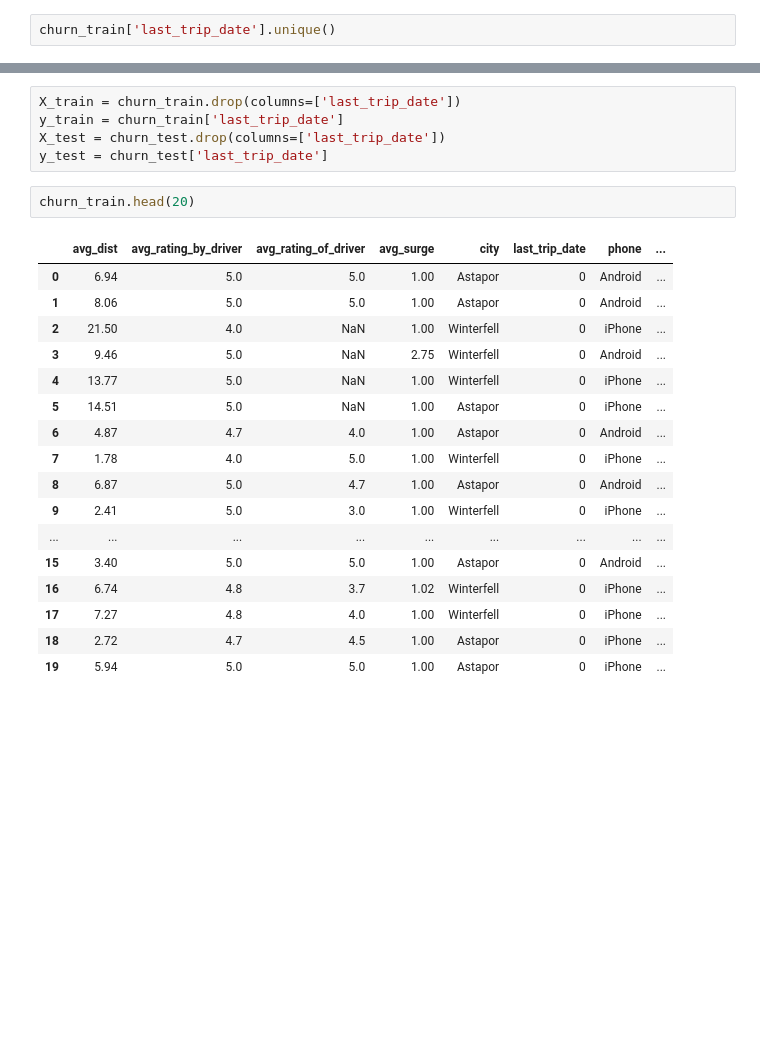
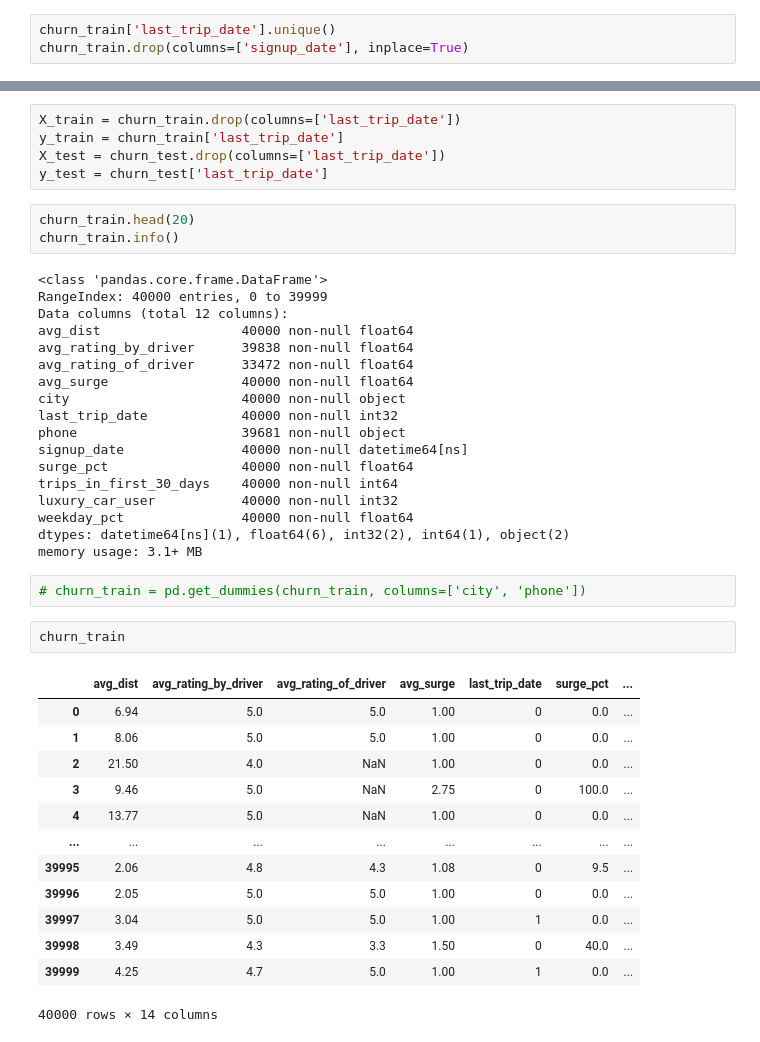
Before and after one commit to boogiedev/churning-a-blind-eye, a Jupyter notebook: Case_Study.ipynb, the cells around one changed output, grey strips where cells are left out. Drawn from its saved outputs; the diff is of its cells as text; blank space fills up the shorter version.

Commit message:
Clean columns

```diff
--- a/Case_Study.ipynb
+++ b/Case_Study.ipynb
@@ -62,3 +62,4 @@ churn_train['luxury_car_user'] = churn_train['luxury_car_user'].astype(int)
 # churn_test['last_trip_date'] = churn_test['last_trip_date'].astype(int)
 # %%
 churn_train['last_trip_date'].unique()
+churn_train.drop(columns=['signup_date'], inplace=True)
@@ -73,21 +72,40 @@ X_test = churn_test.drop(columns=['last_trip_date'])
 y_test = churn_test['last_trip_date']
 # %%
 churn_train.head(20)
+churn_train.info()
 # %% [output]
-|  | avg_dist | avg_rating_by_driver | avg_rating_of_driver | avg_surge | city | last_trip_date | phone | ... |
-| 0 | 6.94 | 5.0 | 5.0 | 1.00 | Astapor | 0 | Android | ... |
-| 1 | 8.06 | 5.0 | 5.0 | 1.00 | Astapor | 0 | Android | ... |
-| 2 | 21.50 | 4.0 | NaN | 1.00 | Winterfell | 0 | iPhone | ... |
-| 3 | 9.46 | 5.0 | NaN | 2.75 | Winterfell | 0 | Android | ... |
-| 4 | 13.77 | 5.0 | NaN | 1.00 | Winterfell | 0 | iPhone | ... |
-| 5 | 14.51 | 5.0 | NaN | 1.00 | Astapor | 0 | iPhone | ... |
-| 6 | 4.87 | 4.7 | 4.0 | 1.00 | Astapor | 0 | Android | ... |
-| 7 | 1.78 | 4.0 | 5.0 | 1.00 | Winterfell | 0 | iPhone | ... |
-| 8 | 6.87 | 5.0 | 4.7 | 1.00 | Astapor | 0 | Android | ... |
-| 9 | 2.41 | 5.0 | 3.0 | 1.00 | Winterfell | 0 | iPhone | ... |
-| ... | ... | ... | ... | ... | ... | ... | ... | ... |
-| 15 | 3.40 | 5.0 | 5.0 | 1.00 | Astapor | 0 | Android | ... |
-| 16 | 6.74 | 4.8 | 3.7 | 1.02 | Winterfell | 0 | iPhone | ... |
-| 17 | 7.27 | 4.8 | 4.0 | 1.00 | Winterfell | 0 | iPhone | ... |
-| 18 | 2.72 | 4.7 | 4.5 | 1.00 | Astapor | 0 | iPhone | ... |
-| 19 | 5.94 | 5.0 | 5.0 | 1.00 | Astapor | 0 | iPhone | ... |
+<class 'pandas.core.frame.DataFrame'>
+RangeIndex: 40000 entries, 0 to 39999
+Data columns (total 12 columns):
+avg_dist                  40000 non-null float64
+avg_rating_by_driver      39838 non-null float64
+avg_rating_of_driver      33472 non-null float64
+avg_surge                 40000 non-null float64
+city                      40000 non-null object
+last_trip_date            40000 non-null int32
+phone                     39681 non-null object
+signup_date               40000 non-null datetime64[ns]
+surge_pct                 40000 non-null float64
+trips_in_first_30_days    40000 non-null int64
+luxury_car_user           40000 non-null int32
+weekday_pct               40000 non-null float64
+dtypes: datetime64[ns](1), float64(6), int32(2), int64(1), object(2)
+memory usage: 3.1+ MB
+# %%
+# churn_train = pd.get_dummies(churn_train, columns=['city', 'phone'])
+# %%
+churn_train
+# %% [output]
+|  | avg_dist | avg_rating_by_driver | avg_rating_of_driver | avg_surge | last_trip_date | surge_pct | ... |
+| 0 | 6.94 | 5.0 | 5.0 | 1.00 | 0 | 0.0 | ... |
+| 1 | 8.06 | 5.0 | 5.0 | 1.00 | 0 | 0.0 | ... |
+| 2 | 21.50 | 4.0 | NaN | 1.00 | 0 | 0.0 | ... |
+| 3 | 9.46 | 5.0 | NaN | 2.75 | 0 | 100.0 | ... |
+| 4 | 13.77 | 5.0 | NaN | 1.00 | 0 | 0.0 | ... |
+| ... | ... | ... | ... | ... | ... | ... | ... |
+| 39995 | 2.06 | 4.8 | 4.3 | 1.08 | 0 | 9.5 | ... |
+| 39996 | 2.05 | 5.0 | 5.0 | 1.00 | 0 | 0.0 | ... |
+| 39997 | 3.04 | 5.0 | 5.0 | 1.00 | 1 | 0.0 | ... |
+| 39998 | 3.49 | 4.3 | 3.3 | 1.50 | 0 | 40.0 | ... |
+| 39999 | 4.25 | 4.7 | 5.0 | 1.00 | 1 | 0.0 | ... |
+40000 rows × 14 columns
```
Also changed, not shown: parts of 2 cells of this notebook.
